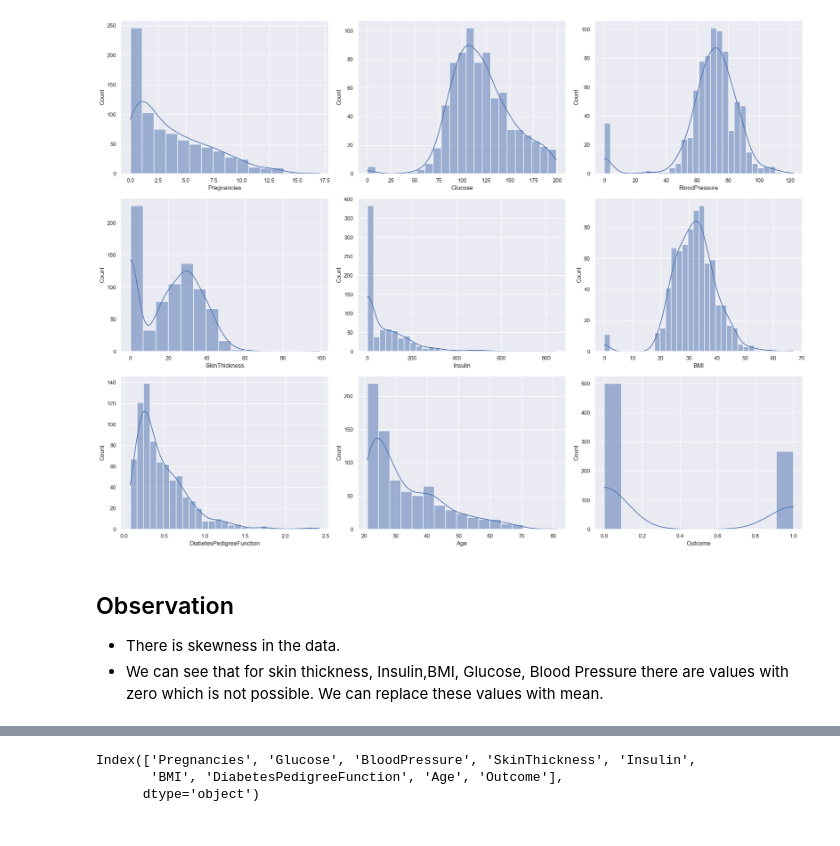
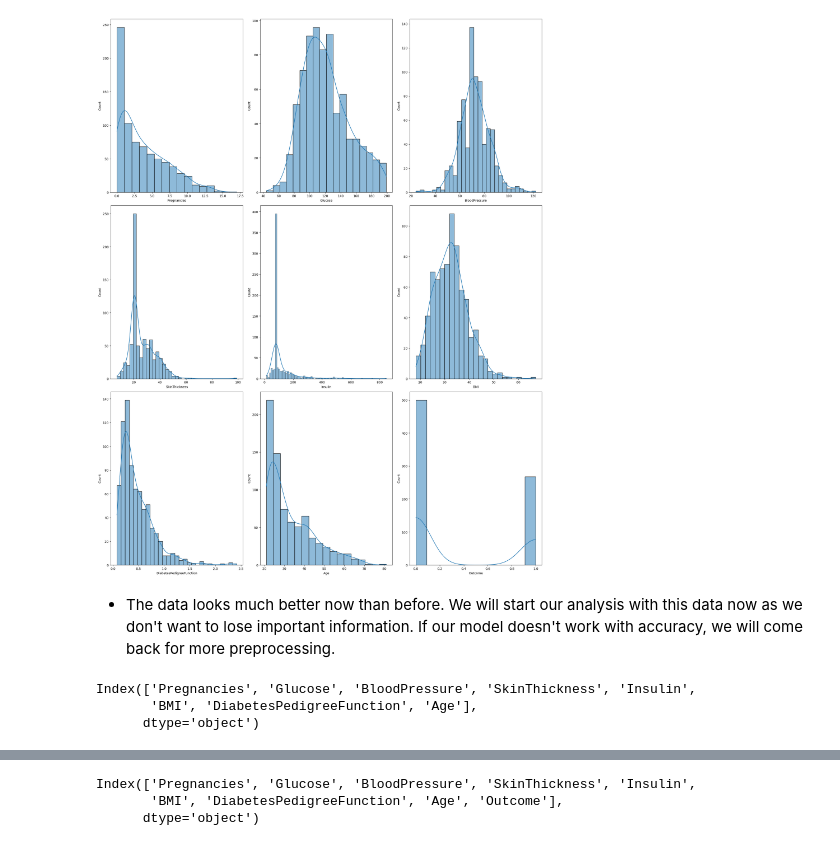
Before and after one commit to princefrancis64/iNeuron, a Jupyter notebook: Logistic Regression.ipynb, the cells around one changed output, grey strips where cells are left out. Saved outputs shown, nothing was run; the diff lists cells and outputs as text; code cells hidden in the pictures.

```diff
--- a/Logistic Regression.ipynb
+++ b/Logistic Regression.ipynb
@@ -37,0 +30,3 @@ dtype: int64
+# %%
+columns = list(df.columns)
+columns
@@ -56 +76,18 @@ dtypes: float64(2), int64(7)
 memory usage: 54.1 KB
+# %%
+#replacing zero values with the mean of the column
+df['BMI'] = df['BMI'].replace(to_replace=0,value=df['BMI'].mean())
+df['BloodPressure'] = df['BloodPressure'].replace(to_replace=0,value=df['BloodPressure'].mean())
+df['Glucose'] = df['Glucose'].replace(to_replace=0,value=df['Glucose'].mean())
+df['Insulin'] = df['Insulin'].replace(to_replace=0,value=df['Insulin'].mean())
+df['SkinThickness'] = df['SkinThickness'].replace(to_replace=0,value = df['SkinThickness'].mean())
+# %%
+#We can now check the data distribution
+plot_number=1
+plt.figure(figsize=(20,25))
+for column in columns:
+    ax = plt.subplot(3,3,plot_number)
+    sns.histplot(df[column],kde=True,ax=ax)
+    plot_number+=1
+plt.tight_layout()
+plt.show()
@@ -69,18 +135,14 @@ df.describe()
 # %%
-## Checking how data is distributed for each of the columns
-index = 1
-plt.figure(figsize = (20,15))
-for i in df.columns:
-    if index<=9:
-        plt.subplot(3,3,index)
-        sns.histplot(df[i],kde = True)
-        plt.xlabel(i)
-    index = index + 1
-    plt.tight_layout()
+#We can now check the data distribution
+plot_number=1
+plt.figure(figsize=(20,25))
+for column in columns:
+    ax = plt.subplot(3,3,plot_number)
+    sns.histplot(df[column],kde=True,ax=ax)
+    plot_number+=1
+plt.tight_layout()
+plt.show()
 # %% [output]
-[figure, old version]
+[figure, new version]
-# %% [markdown]
-## Observation
-- There is  skewness in the data.
-- We can see that for skin thickness, Insulin,BMI, Glucose, Blood Pressure there are values with zero which is not possible.
-  We can replace these values with mean.
+# %% [markdown]
+- The data looks much better now than before. We will start our analysis with this data now as we don't want to lose important information. If our model doesn't work with accuracy, we will come back for more preprocessing.
@@ -86,0 +152,6 @@ for i in df.columns:
+# %%
+X.columns
+# %% [output]
+Index(['Pregnancies', 'Glucose', 'BloodPressure', 'SkinThickness', 'Insulin',
+       'BMI', 'DiabetesPedigreeFunction', 'Age'],
+      dtype='object')
```
Also changed, not shown: parts of 79 cells of this notebook.
